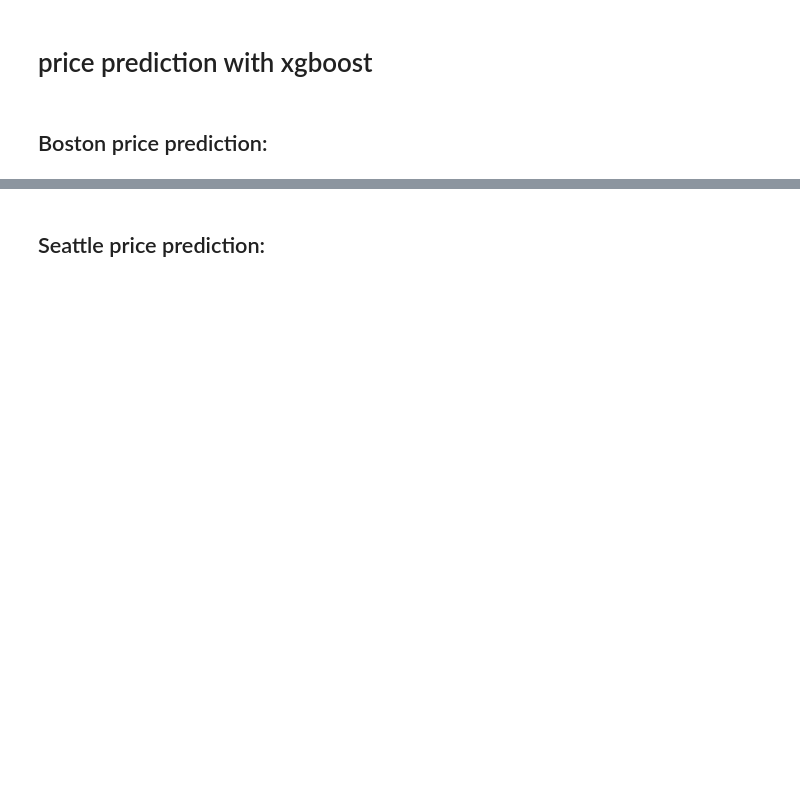
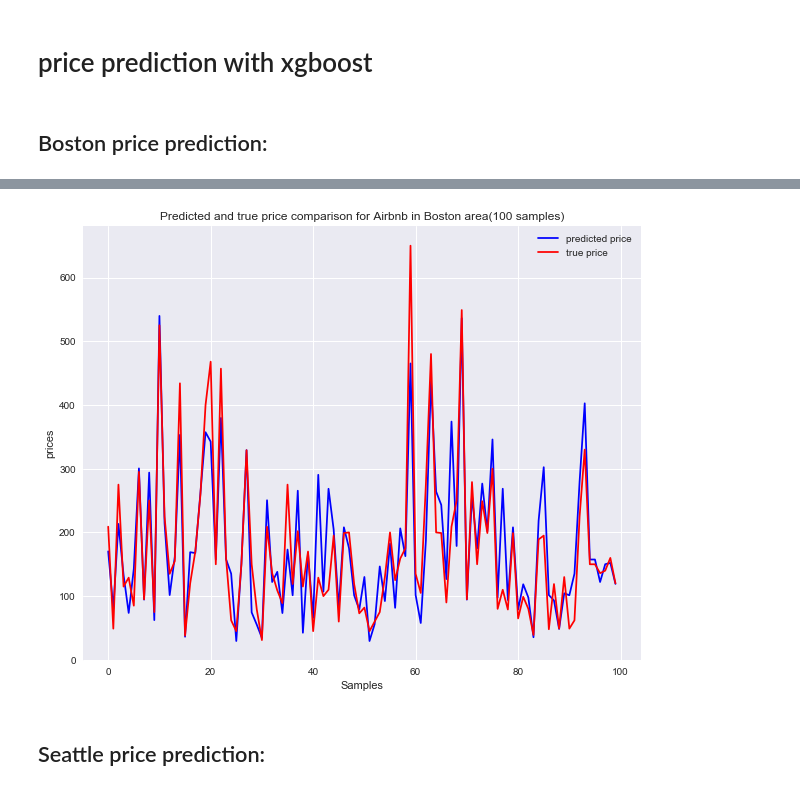
Before and after one commit to HAOYU-LI/Airbnb_Analysis, a Jupyter notebook: src/airbnb_analysis.ipynb, the cells around one changed output, grey strips where cells are left out. Drawn from its saved outputs; the diff is of its cells as text; code cells hidden in the pictures; blank space fills up the shorter version.

```diff
--- a/src/airbnb_analysis.ipynb
+++ b/src/airbnb_analysis.ipynb
@@ -330,7 +369,7 @@ Index(['id', 'scrape_id', 'host_id', 'host_listings_count',
 # %% [markdown]
 ### Filter useless features
 # %%
-boston_numeric = boston_numeric.drop(columns=['id', 'scrape_id', 'host_id'])
-seattle_numeric = seattle_numeric.drop(columns=['id', 'scrape_id', 'host_id'])
+boston_numeric = boston_numeric.drop(columns=['scrape_id', 'host_id'])
+seattle_numeric = seattle_numeric.drop(columns=['scrape_id', 'host_id'])
 # %% [markdown]
 # price prediction with xgboost
@@ -410,3 +537,18 @@ visualize_pred(y_pred, y_test)
+# %%
+vis_lst = [i for i in range(len(y_pred))]
+np.random.shuffle(vis_lst)
+#y_test = y_test.reset_index()
+
+fig, ax = plt.subplots(figsize=(10,8))
+ax.set(xlabel='Samples', ylabel='prices',
+       title='Predicted and true price comparison for Airbnb in ' + 'Boston' +' area(100 samples)')
+ax.plot(range(len(y_pred[vis_lst[:100]])),y_pred[vis_lst[:100]], color = 'blue')
+ax.plot(range(len(y_test.loc[vis_lst[:100], 'price_y'])),y_test.loc[vis_lst[:100], 'price_y'], color = 'red')
+ax.legend(('predicted price', 'true price'),
+           loc='upper right')
+plt.show()
+# %% [output]
+[figure, added]
 # %% [markdown]
 ## Seattle price prediction:
 # %%
```
Also changed, not shown: parts of 27 cells of this notebook, 2 other files.
